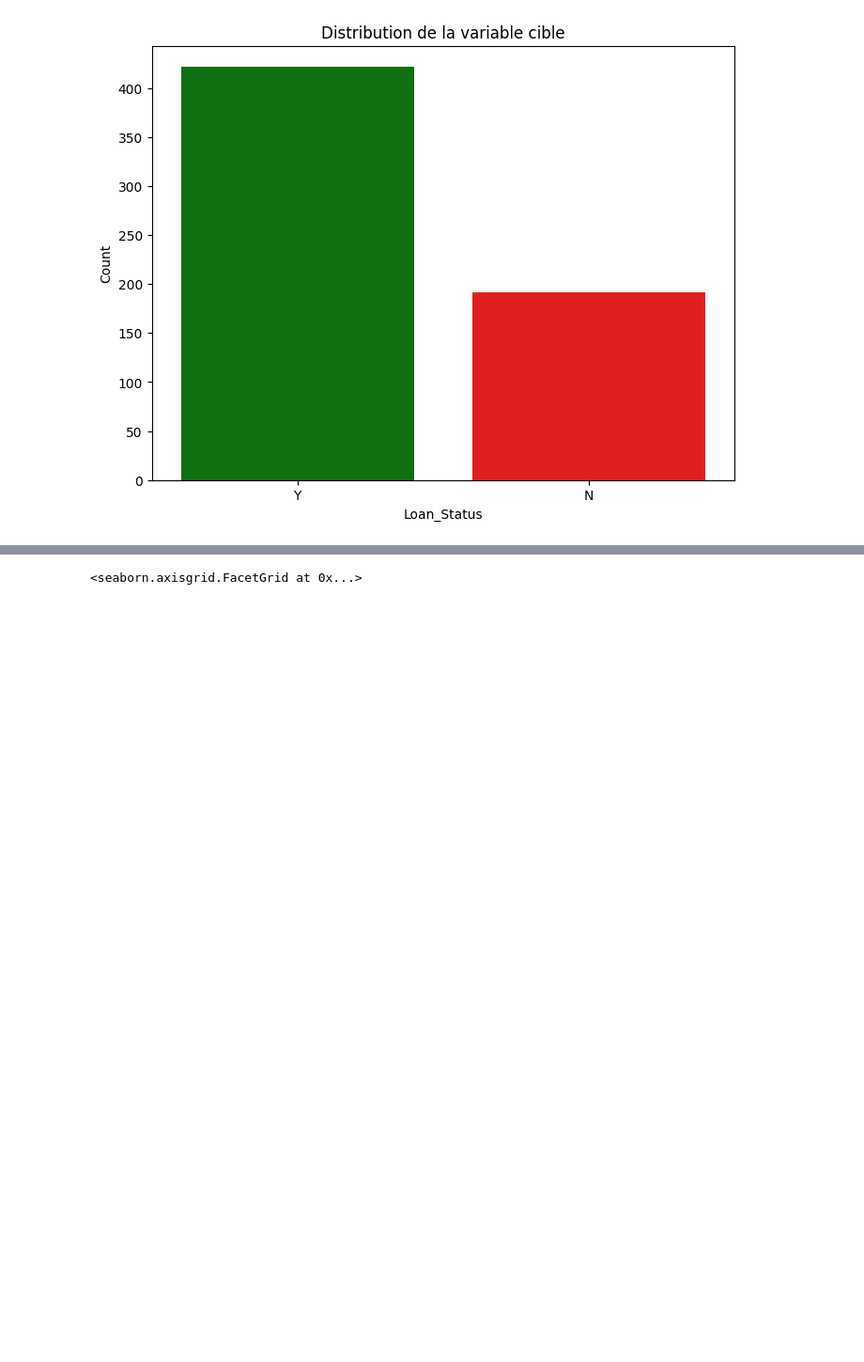
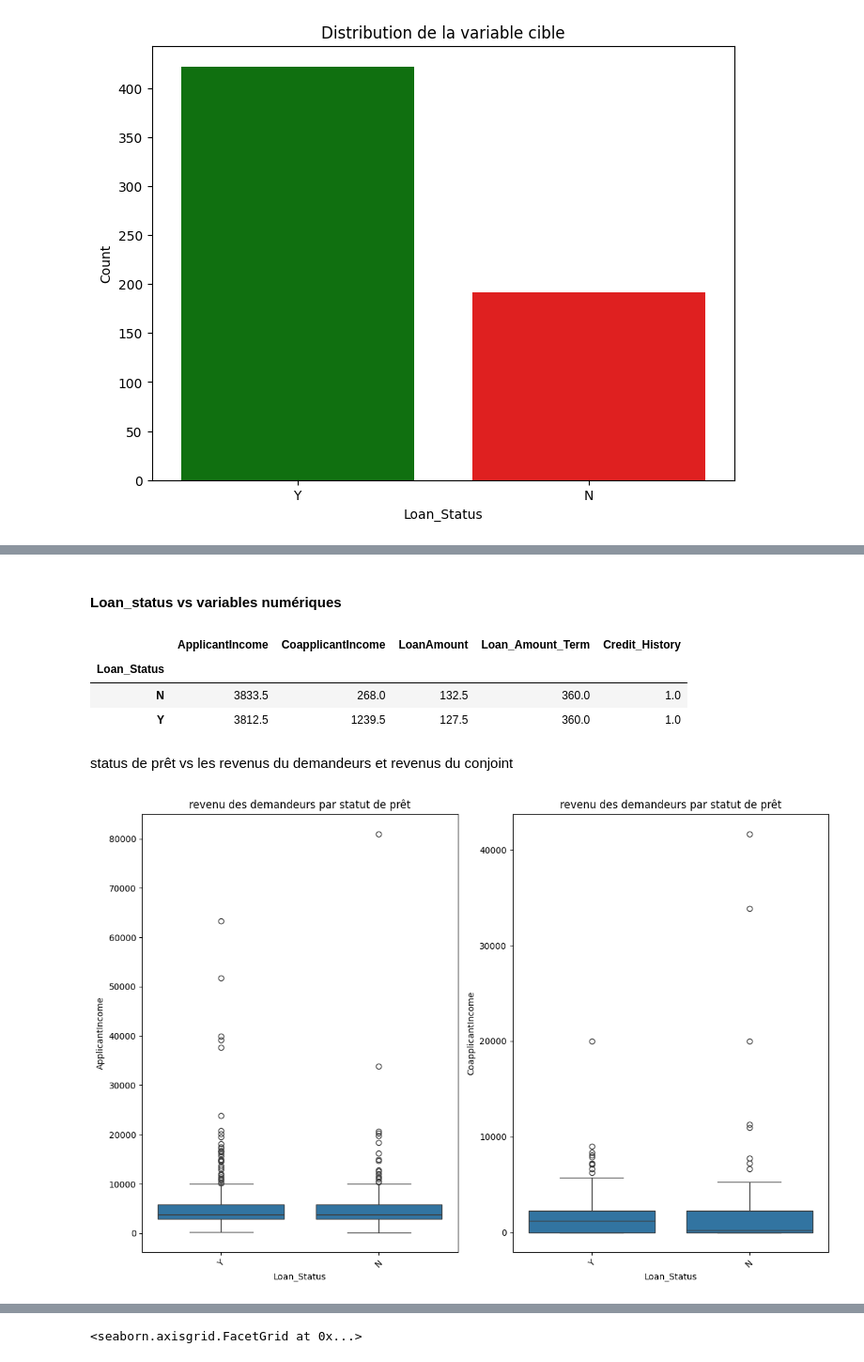
Before and after one commit to nazif96/Bank-loan-prediction, a Jupyter notebook: Notebooks/EDA.ipynb, the cells around one changed output, grey strips where cells are left out. Shown: that part at 94% size. Drawn from its saved outputs; the diff is of its cells as text; code cells hidden in the pictures; blank space fills up the shorter version.

```diff
--- a/Notebooks/EDA.ipynb
+++ b/Notebooks/EDA.ipynb
@@ -122,0 +232,28 @@ Le pourcentage de crédits refusés est: 31.27%
+# %% [markdown]
+####  Loan_status vs variables numériques
+# %%
+df_cleaned.groupby('Loan_Status').median(numeric_only=True)
+# %% [output]
+|  | ApplicantIncome | CoapplicantIncome | LoanAmount | Loan_Amount_Term | Credit_History |
+| Loan_Status |  |  |  |  |  |
+| N | 3833.5 | 268.0 | 132.5 | 360.0 | 1.0 |
+| Y | 3812.5 | 1239.5 | 127.5 | 360.0 | 1.0 |
+# %% [markdown]
+status de prêt vs les revenus du demandeurs et revenus du conjoint
+# %%
+plt.figure(figsize=(12, 8))
+
+plt.subplot(1,2,1)
+sns.boxplot(x='Loan_Status', y='ApplicantIncome', data=df_cleaned)
+plt.title('revenu des demandeurs par statut de prêt')
+plt.xticks(rotation=45)
+
+plt.subplot(1,2,2)
+sns.boxplot(x='Loan_Status', y='CoapplicantIncome', data=df_cleaned)
+plt.title('revenu des demandeurs par statut de prêt')
+plt.xticks(rotation=45)
+
+plt.tight_layout()
+plt.show()
+# %% [output]
+[figure, added]
```
Also changed, not shown: parts of 25 cells of this notebook.
